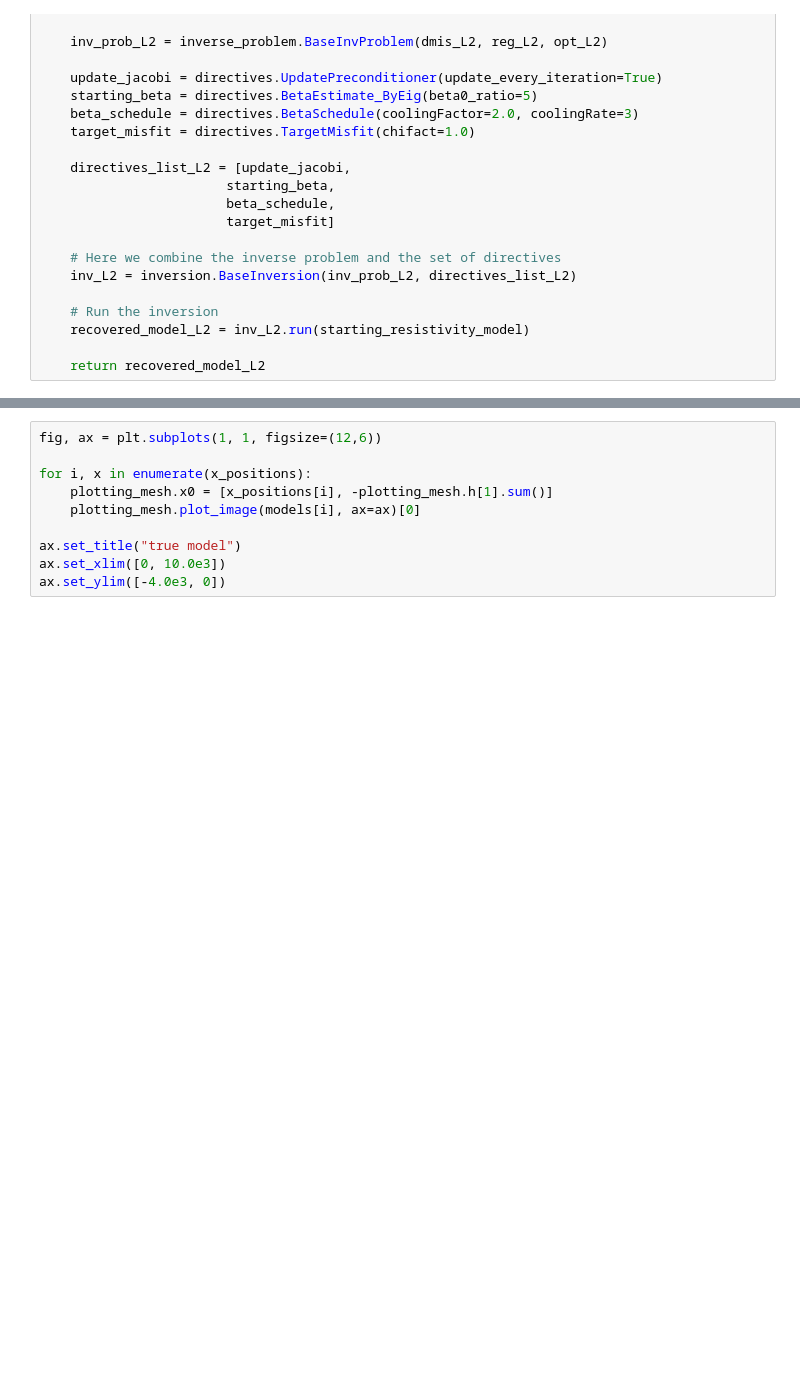
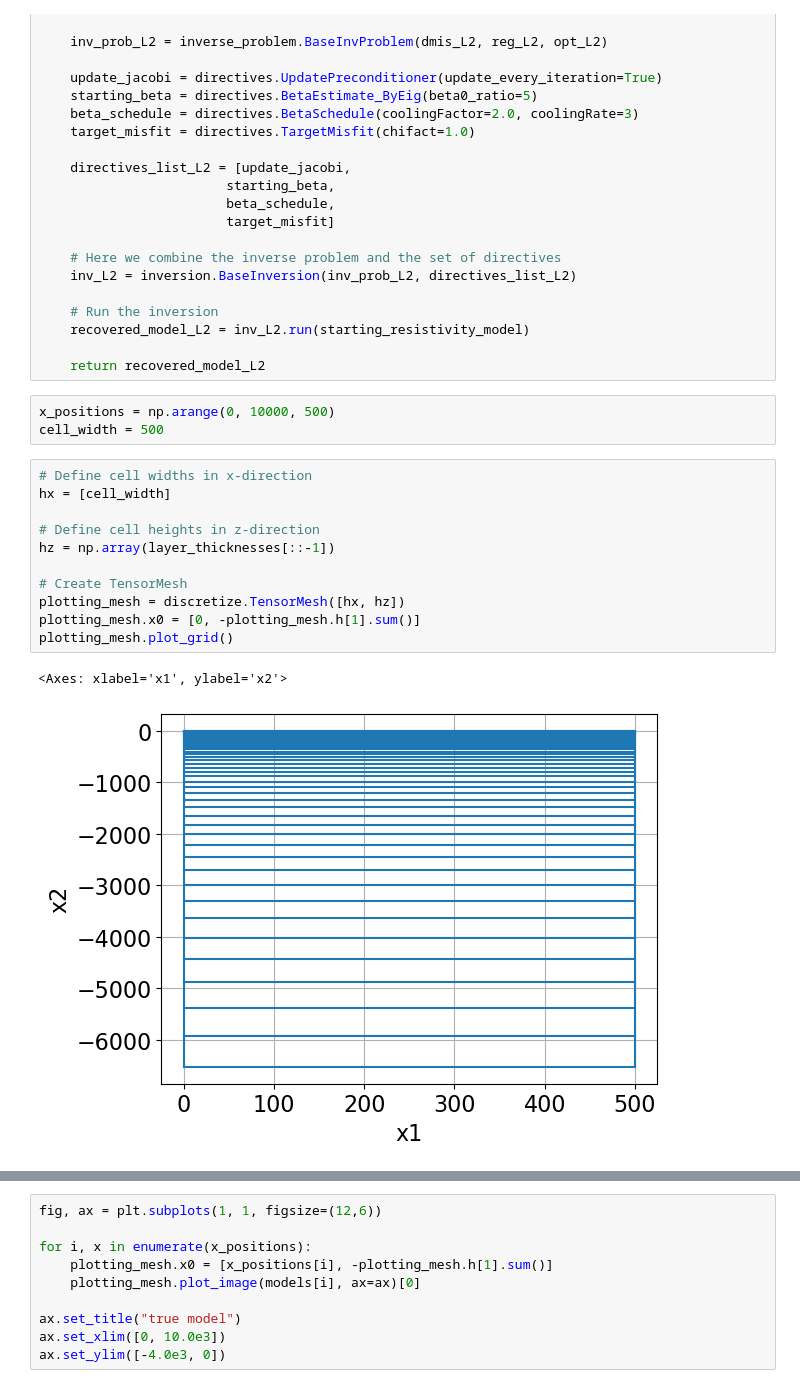
Before and after one commit to SabrinaAshik/EOSC454-Project-SabrinaAshik, a Jupyter notebook: 3d_files/3d_model_1d_inversion.ipynb, the cells around one changed output, grey strips where cells are left out. Cells and saved outputs as stored; diff of their text form; blank space fills up the shorter version.

```diff
--- a/3d_files/3d_model_1d_inversion.ipynb
+++ b/3d_files/3d_model_1d_inversion.ipynb
@@ -424,4 +401,21 @@ def recover_model(location_index, x_position):
     recovered_model_L2 = inv_L2.run(starting_resistivity_model)
 
     return recovered_model_L2
+# %%
+x_positions = np.arange(0, 10000, 500)
+cell_width = 500
+# %%
+# Define cell widths in x-direction
+hx = [cell_width]
+
+# Define cell heights in z-direction
+hz = np.array(layer_thicknesses[::-1])
+
+# Create TensorMesh
+plotting_mesh = discretize.TensorMesh([hx, hz])
+plotting_mesh.x0 = [0, -plotting_mesh.h[1].sum()]
+plotting_mesh.plot_grid()
+# %% [output]
+<Axes: xlabel='x1', ylabel='x2'>
+[figure, added]
 # %%
```
Also changed, not shown: parts of 3 cells of this notebook, 5 other files.
